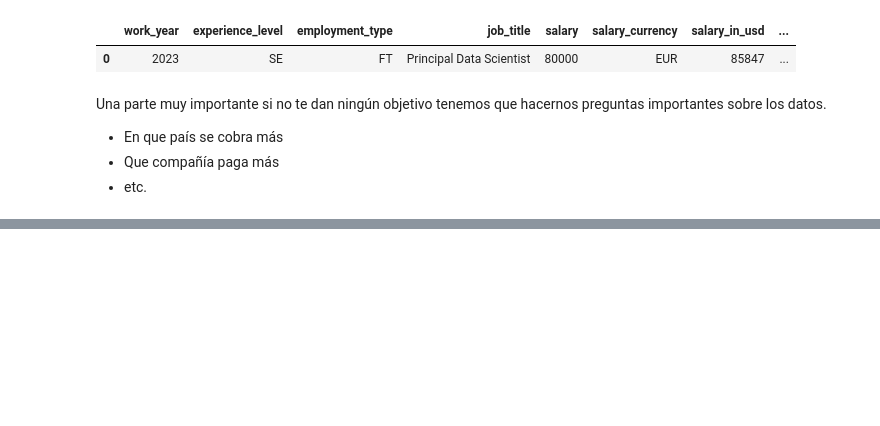
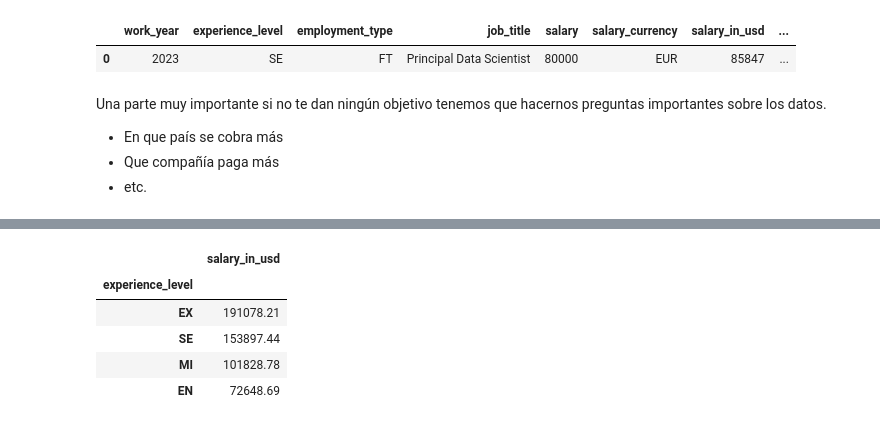
Before and after one commit to Jaume2908/Data-Science-Salary, a Jupyter notebook: cuaderno_data.ipynb, the cells around one changed output, grey strips where cells are left out. Cells and saved outputs as stored; diff of their text form; code cells hidden in the pictures; blank space fills up the shorter version.

```diff
--- a/cuaderno_data.ipynb
+++ b/cuaderno_data.ipynb
@@ -169,0 +295,9 @@ Pregunta: nivel de expriencia mas requerido
+# %%
+df.groupby('experience_level').agg({'salary_in_usd':'mean'}).round(2).sort_values(by=['salary_in_usd','experience_level'],ascending=False)
+# %% [output]
+|  | salary_in_usd |
+| experience_level |  |
+| EX | 191078.21 |
+| SE | 153897.44 |
+| MI | 101828.78 |
+| EN | 72648.69 |
```
Also changed, not shown: parts of 26 cells of this notebook.
